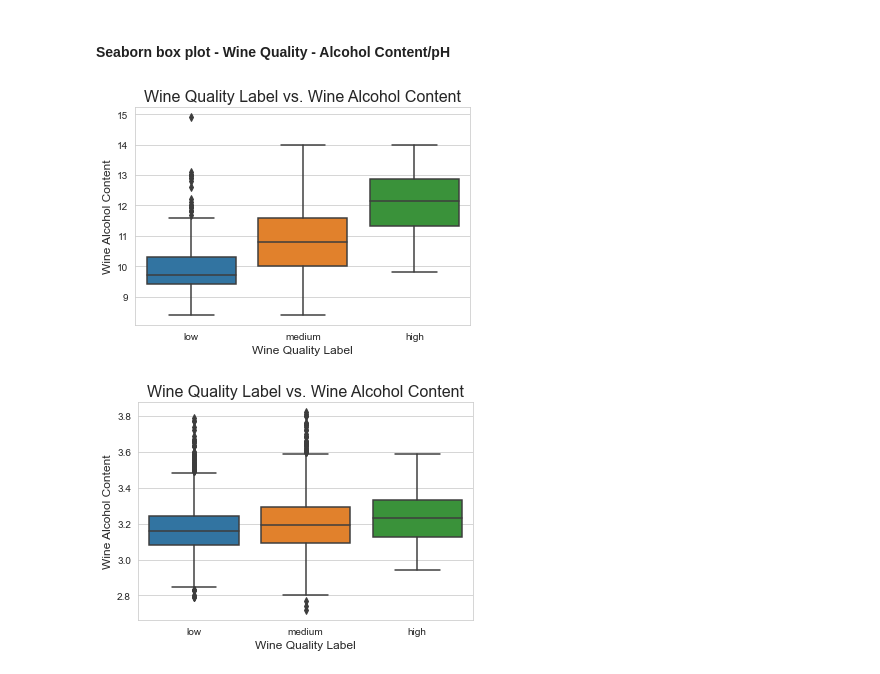
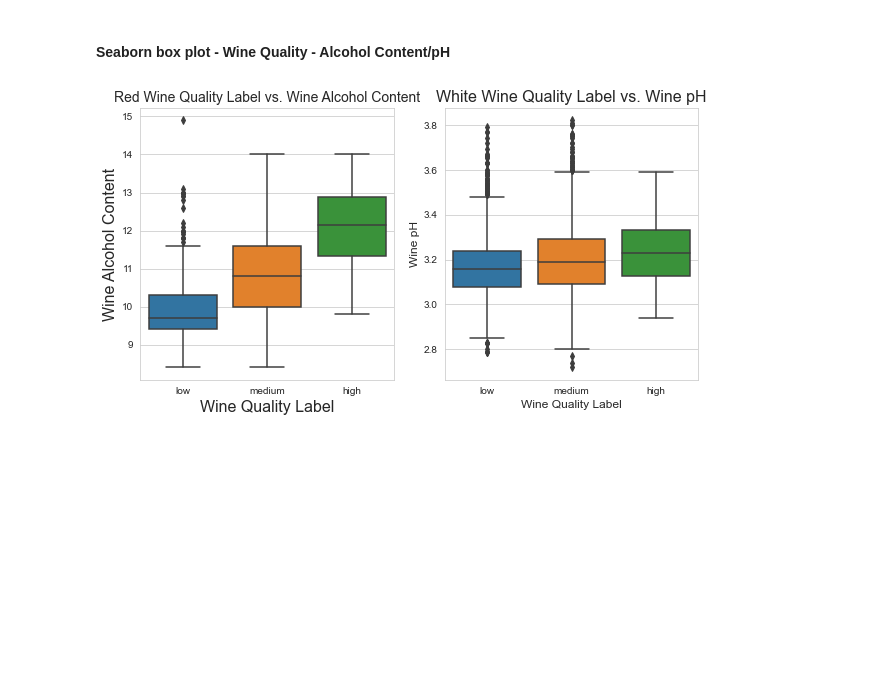
Before and after one commit to MaxLopezSalgado/wine_quality, a Jupyter notebook: wine_quality.ipynb, the cells around one changed output. Cells and saved outputs as stored; diff of their text form; code cells hidden in the pictures; blank space fills up the shorter version.

Commit message:
created first graphs with seaborn

```diff
--- a/wine_quality.ipynb
+++ b/wine_quality.ipynb
@@ -435,20 +435,21 @@ plt.show()
 # %% [markdown]
 <h4>Seaborn box plot - Wine Quality - Alcohol Content/pH</h4>
 # %%
-# Load winequality dataset from seaborn
+# Create figure with two subplots side by side
+fig, (ax1, ax2) = plt.subplots(ncols=2, figsize=(10, 5))
 
-# create a boxplot with seaborn that analyses the wine quality label with wine alcohol content, and also wine ph
-sns.boxplot(x='quality_label', y='alcohol', data=red_wine_quality)
-plt.title('Wine Quality Label vs. Wine Alcohol Content', fontsize=16)
-plt.xlabel('Wine Quality Label', fontsize=12)
-plt.ylabel('Wine Alcohol Content', fontsize=12)
+# Create first boxplot with wine alcohol content and quality for red wine
+sns.boxplot(x='quality_label', y='alcohol', data=red_wine_quality, ax=ax1)
+ax1.set_title('Red Wine Quality Label vs. Wine Alcohol Content', fontsize=14)
+ax1.set_xlabel('Wine Quality Label', fontsize=16)
+ax1.set_ylabel('Wine Alcohol Content', fontsize=16)
+
+# Create second boxplot with wine pH and quality for white wine
+sns.boxplot(x='quality_label', y='ph', data=white_wine_quality, ax=ax2)
+ax2.set_title('White Wine Quality Label vs. Wine pH', fontsize=16)
+ax2.set_xlabel('Wine Quality Label', fontsize=12)
+ax2.set_ylabel('Wine pH', fontsize=12)
+
 plt.show()
-
-sns.boxplot(x='quality_label', y='ph', data=white_wine_quality)
-plt.title('Wine Quality Label vs. Wine Alcohol Content', fontsize=16)
-plt.xlabel('Wine Quality Label', fontsize=12)
-plt.ylabel('Wine pH', fontsize=12)
-plt.show()
 # %% [output]
-[figure, old version]
+[figure, new version]
-[figure, removed]
```
